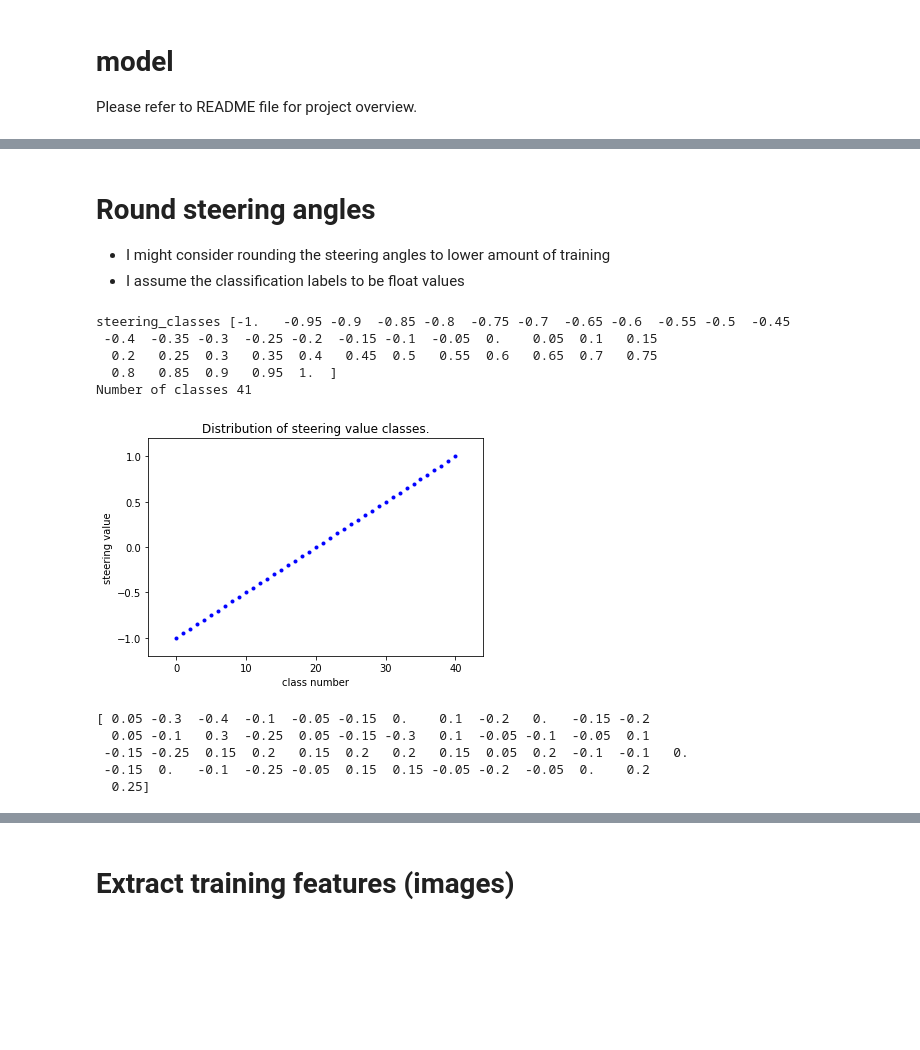
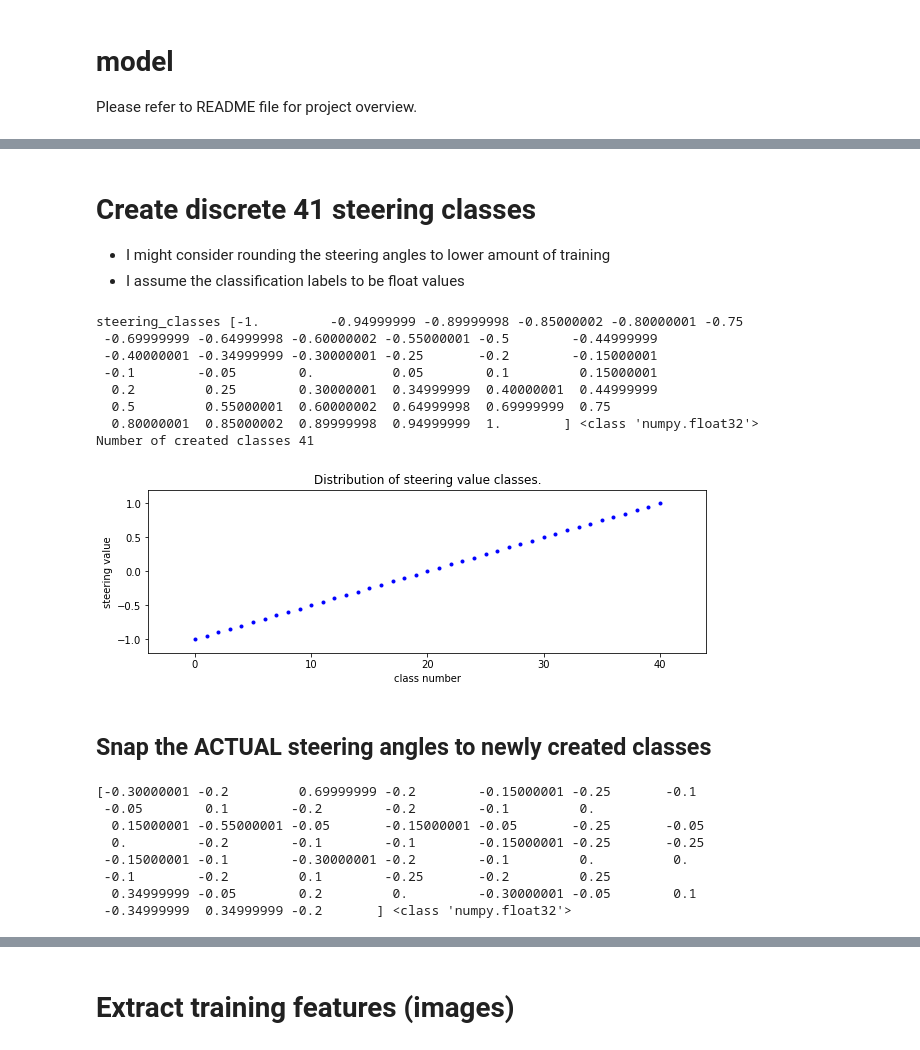
Before and after one commit to UkiDLucas/CarND-behavioral_cloning, a Jupyter notebook: model.ipynb, the cells around one changed output, grey strips where cells are left out. Drawn from its saved outputs; the diff is of its cells as text; code cells hidden in the pictures; blank space fills up the shorter version.

```diff
--- a/model.ipynb
+++ b/model.ipynb
@@ -70,47 +78,49 @@ recommended number of classes 195
 # %% [markdown]
-# Round steering angles
+# Create discrete 41 steering classes
 
 - I might consider rounding the steering angles to lower amount of training
 - I assume the classification labels to be float values
 # %%
 import numpy as np
 from numpy import ndarray
+from DataHelper import create_steering_classes, plot_steering_values
 
-# desired number of classes, could be 21, too.
-from DataHelper import create_steering_classes
-steering_classes = create_steering_classes(number_of_classes = 41)
+steering_classes = create_steering_classes(number_of_classes = 41).astype(np.float32)
 
-print("steering_classes", steering_classes)
+# ROUNDING is a hopeless effort
+# steering_classes = np.round(steering_classes, 2)
+
+print("steering_classes", steering_classes, type(steering_classes[0]))
 number_of_classes = steering_classes.shape[0]
-print("Number of classes", number_of_classes)
+print("Number of created classes", number_of_classes)
 
-import matplotlib.pyplot as plt
-plt.plot(steering_classes, 'b.')
-plt.margins(0.1)
-plt.title("Distribution of steering value classes.")
-plt.xlabel("class number")
-plt.ylabel('steering value')
-plt.show()
+plot_steering_values(values = steering_classes)
 # %% [output]
-steering_classes [-1.   -0.95 -0.9  -0.85 -0.8  -0.75 -0.7  -0.65 -0.6  -0.55 -0.5  -0.45
- -0.4  -0.35 -0.3  -0.25 -0.2  -0.15 -0.1  -0.05  0.    0.05  0.1   0.15
-  0.2   0.25  0.3   0.35  0.4   0.45  0.5   0.55  0.6   0.65  0.7   0.75
-  0.8   0.85  0.9   0.95  1.  ]
-Number of classes 41
+steering_classes [-1.         -0.94999999 -0.89999998 -0.85000002 -0.80000001 -0.75
+ -0.69999999 -0.64999998 -0.60000002 -0.55000001 -0.5        -0.44999999
+ -0.40000001 -0.34999999 -0.30000001 -0.25       -0.2        -0.15000001
+ -0.1        -0.05        0.          0.05        0.1         0.15000001
+  0.2         0.25        0.30000001  0.34999999  0.40000001  0.44999999
+  0.5         0.55000001  0.60000002  0.64999998  0.69999999  0.75
+  0.80000001  0.85000002  0.89999998  0.94999999  1.        ] <class 'numpy.float32'>
+Number of created classes 41
-[figure, old version]
+[figure, new version]
+# %% [markdown]
+## Snap the ACTUAL steering angles to newly created classes
 # %%
-
-
 training_labels = np.array([], dtype=np.float32)
 
-for raw_label in steering_angles:
-    rounded_value = float( find_nearest(steering_classes, raw_label) )
+for actual_steering_angle in steering_angles:
+    rounded_value = find_nearest(steering_classes, actual_steering_angle).astype(np.float32)
     training_labels = np.append(training_labels, [rounded_value])
 
-print(training_labels[0:50])
+print(training_labels[0:50], type(training_labels[0]))
 # %% [output]
-[ 0.05 -0.3  -0.4  -0.1  -0.05 -0.15  0.    0.1  -0.2   0.   -0.15 -0.2
-  0.05 -0.1   0.3  -0.25  0.05 -0.15 -0.3   0.1  -0.05 -0.1  -0.05  0.1
- -0.15 -0.25  0.15  0.2   0.15  0.2   0.2   0.15  0.05  0.2  -0.1  -0.1   0.
- -0.15  0.   -0.1  -0.25 -0.05  0.15  0.15 -0.05 -0.2  -0.05  0.    0.2
-  0.25]
+[-0.30000001 -0.2         0.69999999 -0.2        -0.15000001 -0.25       -0.1
+ -0.05        0.1        -0.2        -0.2        -0.1         0.
+  0.15000001 -0.55000001 -0.05       -0.15000001 -0.05       -0.25       -0.05
+  0.         -0.2        -0.1        -0.1        -0.15000001 -0.25       -0.25
+ -0.15000001 -0.1        -0.30000001 -0.2        -0.1         0.          0.
+ -0.1        -0.2         0.1        -0.25       -0.2         0.25
+  0.34999999 -0.05        0.2         0.         -0.30000001 -0.05        0.1
+ -0.34999999  0.34999999 -0.2       ] <class 'numpy.float32'>
```
Also changed, not shown: parts of 51 cells of this notebook, 16 other files.
